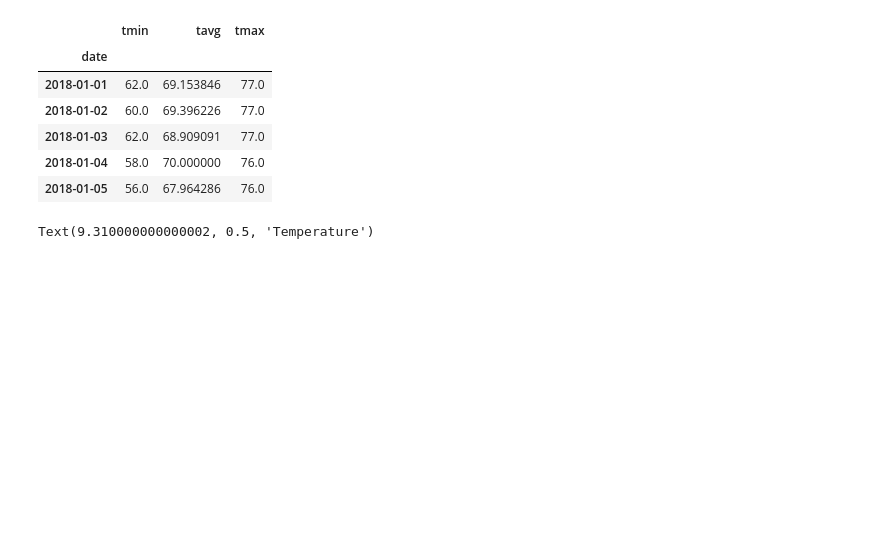
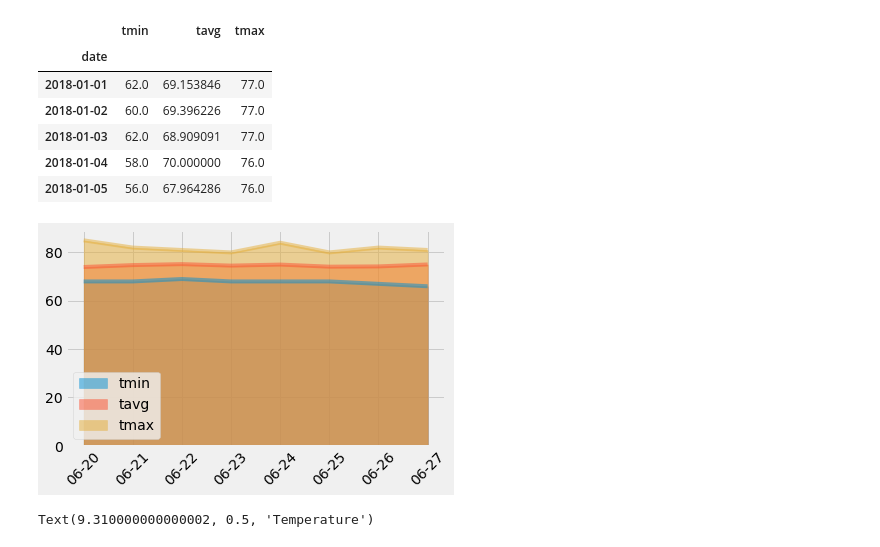
Before and after one commit to lmfao415/sqlalchemy-challenge, a Jupyter notebook: climate_starter.ipynb, the cells around one changed output. Drawn from its saved outputs; the diff is of its cells as text; code cells hidden in the pictures; blank space fills up the shorter version.

```diff
--- a/climate_starter.ipynb
+++ b/climate_starter.ipynb
@@ -430,3 +491,10 @@ def daily_normals(date):
 daily_normals("01-01")
 # %% [output]
 [(62.0, 69.15384615384616, 77.0)]
+# %%
+d1 = dt.date(2012,6,20)
+d2 = dt.date(2012,6,27)
+
+# this will give you a list containing all of the dates
+dd = [d1 + dt.timedelta(days=x) for x in range((d2-d1).days + 1)]
+dd
@@ -432,0 +518,5 @@ daily_normals("01-01")
+# %%
+my_dates = []
+for x in dd:
+    my_dates.append(x.strftime('%m-%d'))
+my_dates
@@ -432,0 +525,5 @@ daily_normals("01-01")
+# %%
+my_normals = []
+for x in my_dates:
+    my_normals.append(daily_normals(x))
+my_normals
@@ -449,3 +559,6 @@ daily_normals("01-01")
  (56.0, 67.96428571428571, 76.0),
  (61.0, 68.96491228070175, 76.0),
  (57.0, 68.54385964912281, 76.0)]
+# %%
+norms_df = pd.DataFrame(np.array(my_normals).reshape(len(my_normals),3), columns = ['tmin', 'tavg', 'tmax'], index = my_dates)
+norms_df
@@ -459,6 +582,12 @@ daily_normals("01-01")
 | 2018-01-03 | 62.0 | 68.909091 | 77.0 |
 | 2018-01-04 | 58.0 | 70.000000 | 76.0 |
 | 2018-01-05 | 56.0 | 67.964286 | 76.0 |
+# %%
+norms_df.plot.area(stacked=False, rot=45)
+plt.tight_layout()
+plt.show()
+# %% [output]
+[figure, added]
 # %%
 # Plot the daily normals as an area plot with `stacked=False`
 # %% [output]
```
Also changed, not shown: parts of 17 cells of this notebook.
